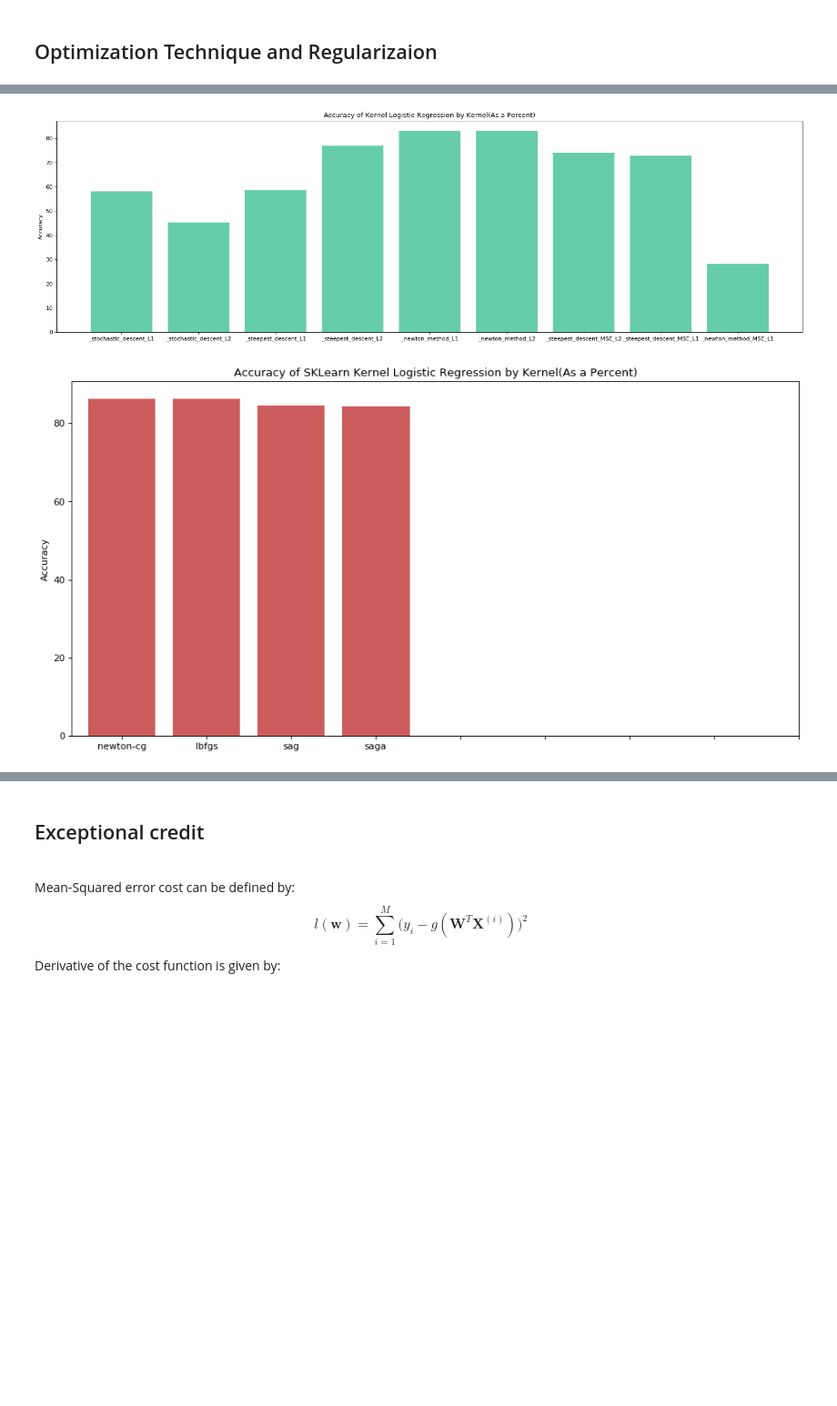
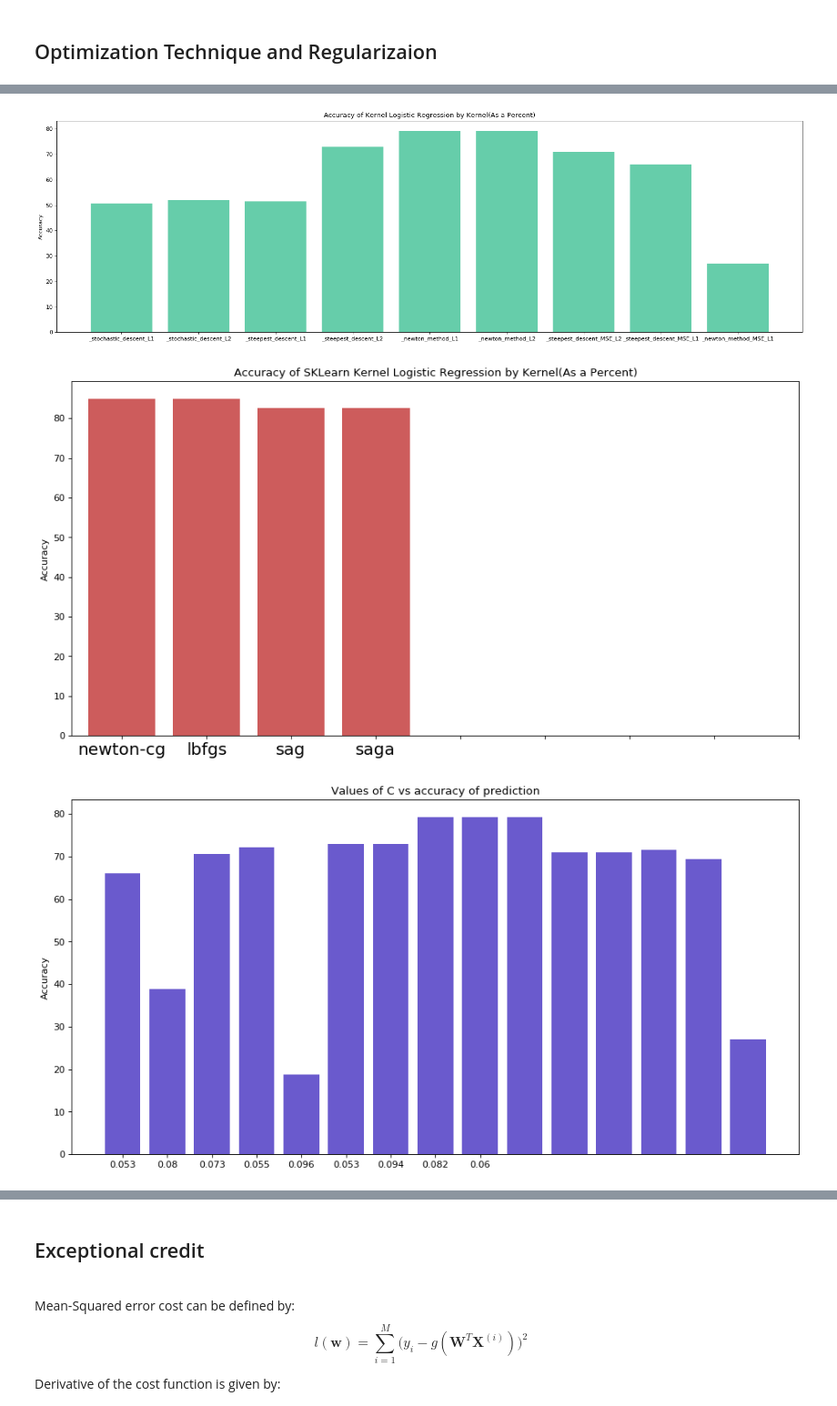
Before and after one commit to rasimon22/CSE7324, a Jupyter notebook: Lab3/Untitled.ipynb, the cells around one changed output, grey strips where cells are left out. Shown at 91% size. Cells and saved outputs as stored; diff of their text form; code cells hidden in the pictures; blank space fills up the shorter version.

```diff
--- a/Lab3/Untitled.ipynb
+++ b/Lab3/Untitled.ipynb
@@ -270,12 +285,14 @@ kernels = ['_stochastic_descent_L1', '_stochastic_descent_L2', '_steepest_descen
           , '_steepest_descent_MSE_L2', '_steepest_descent_MSE_L1', '_newton_method_MSE_L1']
 sklearn_kernels = ['newton-cg', 'lbfgs', 'sag', 'saga']
 accuracies = []
+C_list = []
 times = []
+best = 0
+best_settings = ()
 for idx, kernel in enumerate(kernels):
     usr_accuracies = []
     usr_time = []
-    best = 0
-    best_settings = ()
+
     for _ in range(10):
         C = 0.001 * randint(1, 100)
         eta = 0.001 * randint(1, 100)
@@ -300,9 +317,10 @@ for idx, kernel in enumerate(kernels):
         correct = res[res == y_test]
         usr_time.append(end - start)
         usr_accuracies.append(len(correct)/len(y_test)*100)
+        C_list.append((C, len(correct)/len(y_test) * 100 ))
         if len(correct)/len(y_test) * 100 > best:
-            best = len(correct)/len(y_test) * 100
-            best_settings = (C, eta, iterations, kernel)
+            best = (len(correct)/len(y_test) * 100)
+            best_settings = (C, eta, iterations, kernel, len(correct)/len(y_test) * 100)
 
 
     accuracies.append(sum(usr_accuracies)/len(usr_accuracies))
@@ -315,6 +333,7 @@ print('Best C:', best_settings[0])
 print('Best Eta:', best_settings[1])
 print('Best Iterations:', best_settings[2])
 print('Best Kernel:', best_settings[3])
+print('Best Accuracy', best_settings[4])
 
 
 
@@ -348,17 +375,34 @@ Best Kernel: _newton_method_MSE_L1
 # %%
 figure(num=None, figsize=(24, 7), dpi=80, facecolor='w', edgecolor='k')
 plt.bar(x_pos, accuracies, color='mediumaquamarine')
 plt.xticks(x_pos, kernels)
 plt.title("Accuracy of Kernel Logistic Regression by Kernel(As a Percent)")
 plt.ylabel("Accuracy")
 plt.show()
 
+
+X = []
+Y = []
+for idx,x in enumerate(C_list):
+    if idx % 6 == 0:
+        X.append(x[0])
+        Y.append(x[1])
+c_val_x_pos = [i for i, _ in enumerate(X)]
+
 figure(num=None, figsize=(14, 7), dpi=80, facecolor='w', edgecolor='k')
 plt.bar(sk_x_pos, sk_total, color='indianred')
 plt.title("Accuracy of SKLearn Kernel Logistic Regression by Kernel(As a Percent)")
 plt.ylabel("Accuracy")
-plt.xticks(x_pos, sklearn_kernels)
+plt.xticks(x_pos, sklearn_kernels, fontsize=18)
 plt.show()
+
+figure(num=None, figsize=(14, 7), dpi=80, facecolor='w', edgecolor='k')
+plt.bar(c_val_x_pos, Y, color='slateblue')
+plt.xticks(x_pos, X)
+plt.title("Values of C vs accuracy of prediction")
+plt.ylabel("Accuracy")
+plt.show()
 # %% [output]
-[figure, old version]
+[figure, new version]
-[figure, old version]
+[figure, new version]
+[figure, added]
```
Also changed, not shown: parts of 11 cells of this notebook.
